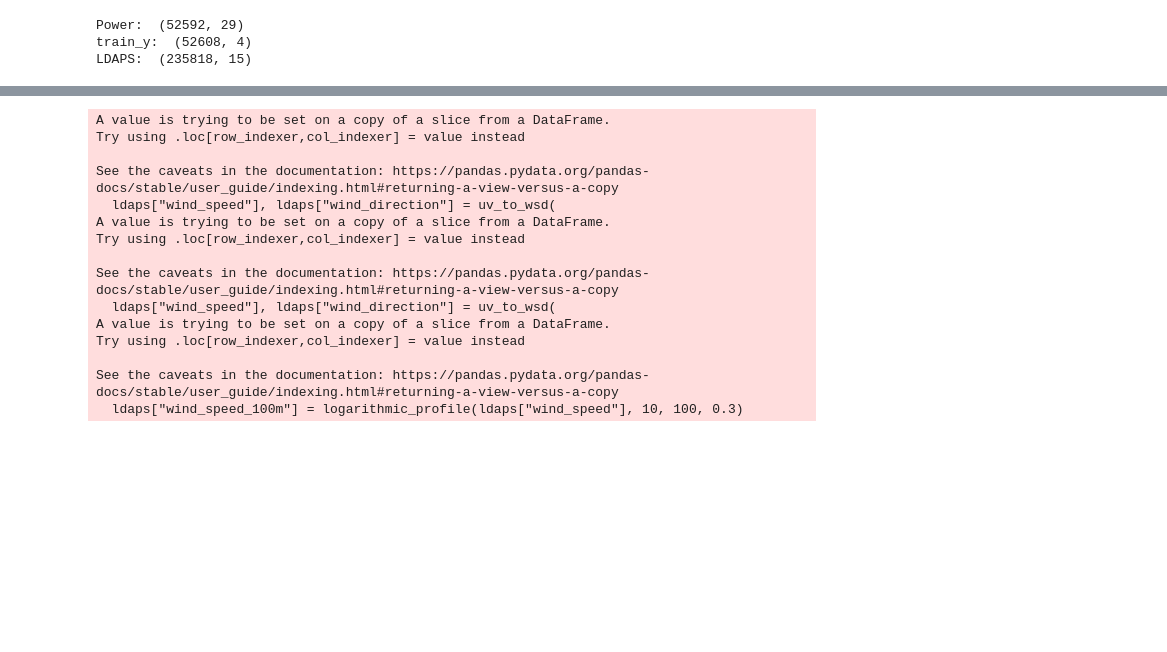
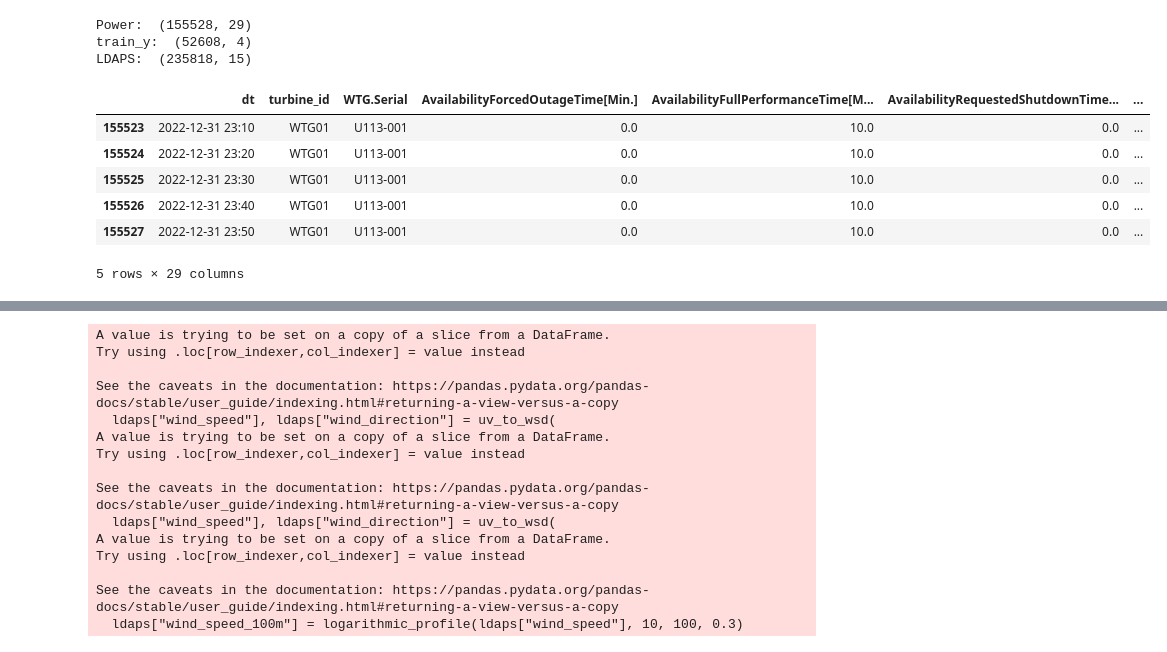
Before and after one commit to spaceOfSoul/Wind_Power, a Jupyter notebook: notebooks/testBaseline_PCA.ipynb, the cells around one changed output, grey strips where cells are left out. Cells and saved outputs as stored; diff of their text form; code cells hidden in the pictures; blank space fills up the shorter version.

Commit message:
split by time

```diff
--- a/notebooks/testBaseline_PCA.ipynb
+++ b/notebooks/testBaseline_PCA.ipynb
@@ -22,7 +22,11 @@ import dask.dataframe as dd
 from windpowerlib.wind_speed import logarithmic_profile
 from utils import uv_to_wsd
 # %%
-power = pd.read_parquet(input_path + "dynamic_report_ewp02_2020_10min.parquet").rename({'Date/Time': 'dt', 'WTG.Name': 'turbine_id'}, axis=1)
+power_2020 = pd.read_parquet(input_path + "dynamic_report_ewp02_2020_10min.parquet").rename({'Date/Time': 'dt', 'WTG.Name': 'turbine_id'}, axis=1)[:-3]
+power_2021 = pd.read_parquet(input_path + "dynamic_report_ewp02_2021_10min.parquet").rename({'Date/Time': 'dt', 'WTG.Name': 'turbine_id'}, axis=1)[:-3]
+power_2022 = pd.read_parquet(input_path + "dynamic_report_ewp02_2022_10min.parquet").rename({'Date/Time': 'dt', 'WTG.Name': 'turbine_id'}, axis=1)[:-3]
+power = pd.concat([power_2020, power_2021, power_2022], ignore_index=True)
+
 gj_y = pd.read_parquet(input_path + "train_y.parquet").rename({'end_datetime': 'dt'}, axis=1)
 ldaps = pd.read_parquet(input_path + "train_ldaps_gyeongju.parquet")
 
@@ -30,7 +34,17 @@ print("Power: ", power.shape)
 print("train_y: ", gj_y.shape)
 print("LDAPS: ", ldaps.shape)
 # %% [output]
-Power:  (52592, 29)
+Power:  (155528, 29)
 train_y:  (52608, 4)
 LDAPS:  (235818, 15)
+# %%
+power.tail()
+# %% [output]
+|  | dt | turbine_id | WTG.Serial | AvailabilityForcedOutageTime[Min.] | AvailabilityFullPerformanceTime[M... | AvailabilityRequestedShutdownTime... | ... |
+| 155523 | 2022-12-31 23:10 | WTG01 | U113-001 | 0.0 | 10.0 | 0.0 | ... |
+| 155524 | 2022-12-31 23:20 | WTG01 | U113-001 | 0.0 | 10.0 | 0.0 | ... |
+| 155525 | 2022-12-31 23:30 | WTG01 | U113-001 | 0.0 | 10.0 | 0.0 | ... |
+| 155526 | 2022-12-31 23:40 | WTG01 | U113-001 | 0.0 | 10.0 | 0.0 | ... |
+| 155527 | 2022-12-31 23:50 | WTG01 | U113-001 | 0.0 | 10.0 | 0.0 | ... |
+5 rows × 29 columns
 # %%
```
Also changed, not shown: parts of 12 cells of this notebook, 39 other files.
